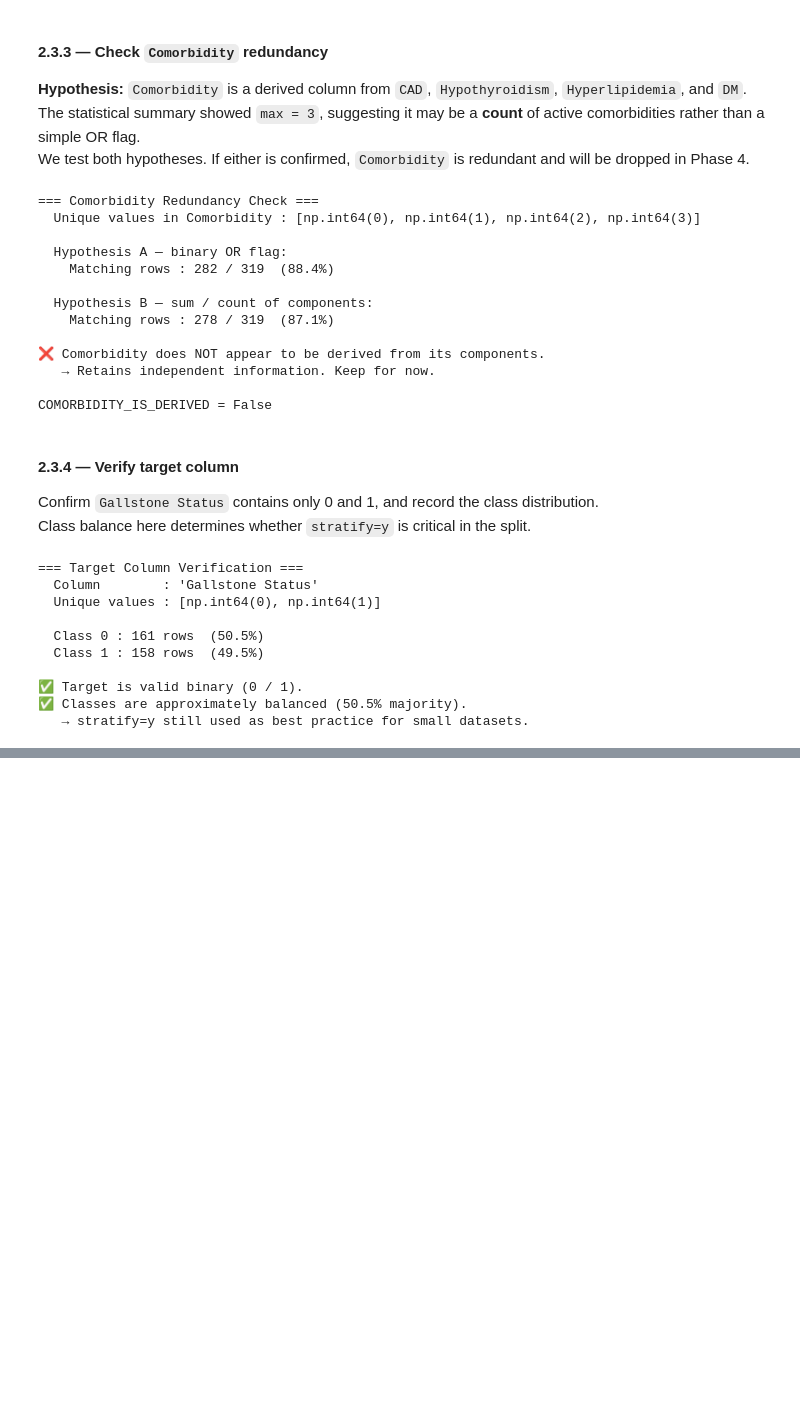
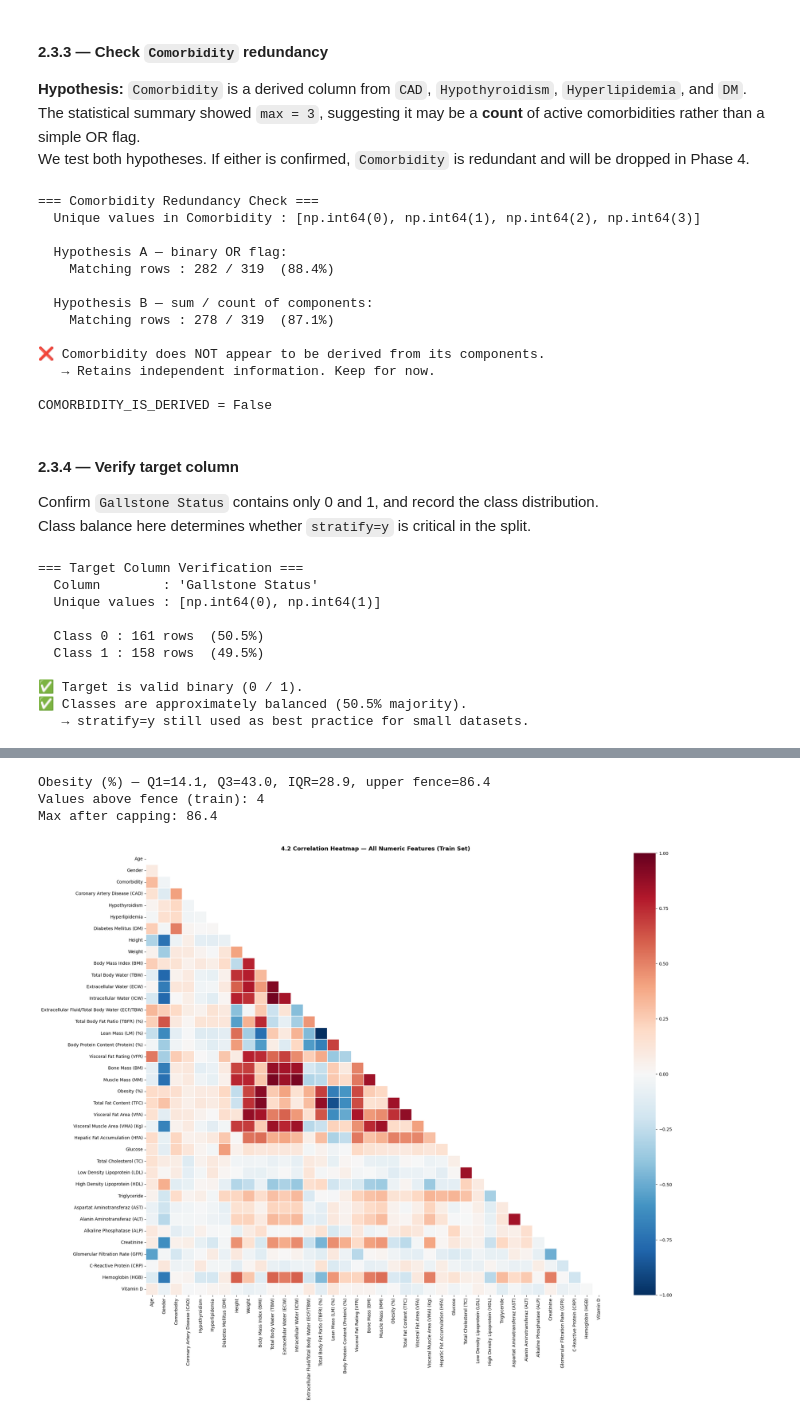
Before and after one commit to AlgorithmicPaws/parcial-modelos-predictivos, a Jupyter notebook: Parcial_Gallstone.ipynb, the cells around one changed output, grey strips where cells are left out. Saved outputs shown, nothing was run; the diff lists cells and outputs as text; code cells hidden in the pictures; blank space fills up the shorter version.

```diff
--- a/Parcial_Gallstone.ipynb
+++ b/Parcial_Gallstone.ipynb
@@ -433,0 +441,17 @@ else:
+# %%
+# ── 3.1 Train/Test Split ──────────────────────────────────────────────────────
+X = df.drop(columns=[COLS["target"]])
+y = df[COLS["target"]]
+
+X_train, X_test, y_train, y_test = train_test_split(
+    X, y,
+    test_size=TEST_SIZE,
+    random_state=RANDOM_STATE,
+    stratify=y
+)
+
+print("Split completed.")
+print(f"  X_train : {X_train.shape}")
+print(f"  X_test  : {X_test.shape}")
+print(f"  y_train : {y_train.shape}")
+print(f"  y_test  : {y_test.shape}")
@@ -433,0 +599,60 @@ else:
+# %%
+# --- 4.2 Multicollinearity heatmap ---
+
+# Step 1: Cap Obesity (%) outlier on X_train only
+obesity_col = COLS["obesity"]
+Q1 = X_train[obesity_col].quantile(0.25)
+Q3 = X_train[obesity_col].quantile(0.75)
+IQR = Q3 - Q1
+upper_fence = Q3 + 1.5 * IQR
+
+print(f"Obesity (%) — Q1={Q1:.1f}, Q3={Q3:.1f}, IQR={IQR:.1f}, upper fence={upper_fence:.1f}")
+print(f"Values above fence (train): {(X_train[obesity_col] > upper_fence).sum()}")
+
+X_train_eda = X_train.copy()
+X_train_eda[obesity_col] = X_train_eda[obesity_col].clip(upper=upper_fence)
+print(f"Max after capping: {X_train_eda[obesity_col].max():.1f}")
+
+# Step 2: Correlation matrix on numeric features
+numeric_cols = X_train_eda.select_dtypes(include="number").columns.tolist()
+corr_matrix = X_train_eda[numeric_cols].corr()
+
+# Step 3: Plot heatmap
+fig, ax = plt.subplots(figsize=(22, 18))
+mask = np.zeros_like(corr_matrix, dtype=bool)
+mask[np.triu_indices_from(mask)] = True
+
+sns.heatmap(
+    corr_matrix,
+    mask=mask,
+    cmap="RdBu_r",
+    center=0,
+    vmin=-1, vmax=1,
+    annot=False,
+    linewidths=0.3,
+    ax=ax
+)
+ax.set_title("4.2 Correlation Heatmap — All Numeric Features (Train Set)", fontsize=13, fontweight="bold")
+plt.tight_layout()
+plt.savefig("/content/figures_gallstone/4_2_correlation_heatmap.png", dpi=150, bbox_inches="tight")
+plt.show()
+print("Figure saved: 4_2_correlation_heatmap.png")
+
+# Step 4: Print all pairs with |correlation| > 0.90
+print("\nFeature pairs with |correlation| > 0.90:")
+high_corr_pairs = []
+for i in range(len(corr_matrix.columns)):
+    for j in range(i+1, len(corr_matrix.columns)):
+        val = corr_matrix.iloc[i, j]
+        if abs(val) > 0.90:
+            high_corr_pairs.append((corr_matrix.columns[i], corr_matrix.columns[j], round(val, 3)))
+
+for a, b, v in sorted(high_corr_pairs, key=lambda x: -abs(x[2])):
+    print(f"  {v:+.3f}  |  {a}  ↔  {b}")
+
+print(f"\nTotal high-correlation pairs found: {len(high_corr_pairs)}")
+# %% [output]
+Obesity (%) — Q1=14.1, Q3=43.0, IQR=28.9, upper fence=86.4
+Values above fence (train): 4
+Max after capping: 86.4
+[figure, added]
```
Also changed, not shown: parts of 15 cells of this notebook, 1 other file.
